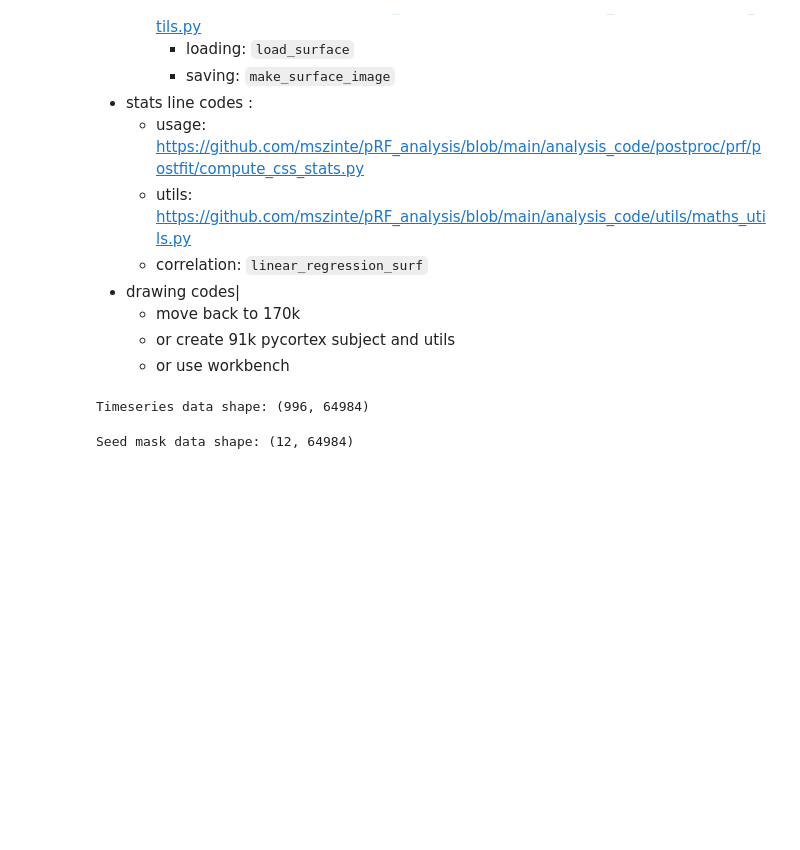
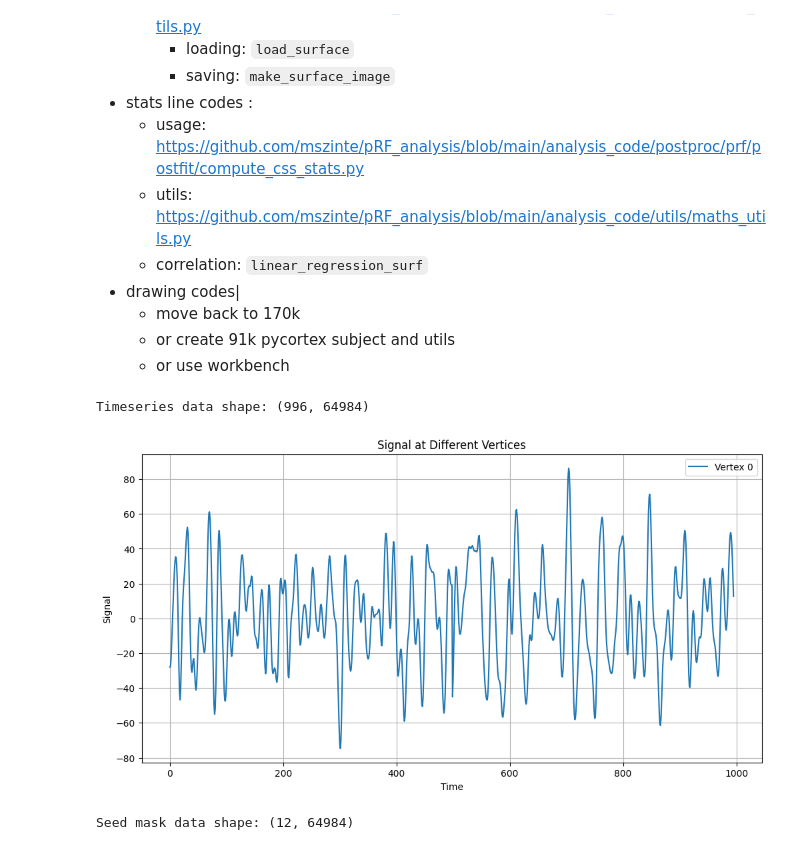
Before and after one commit to mszinte/pRF_analysis, a Jupyter notebook: analysis_code/postproc/rest/dev/stats_rest.ipynb, the cells around one changed output. Drawn from its saved outputs; the diff is of its cells as text; code cells hidden in the pictures; blank space fills up the shorter version.

```diff
--- a/analysis_code/postproc/rest/dev/stats_rest.ipynb
+++ b/analysis_code/postproc/rest/dev/stats_rest.ipynb
@@ -71,6 +71,31 @@ timeseries_data = timeseries_data[:, 0:vertex_num_91k]
 print(f'Timeseries data shape: {timeseries_data.shape}')
 # %% [output]
 Timeseries data shape: (996, 64984)
+# %%
+import matplotlib.pyplot as plt
+data = timeseries_data
+
+# Define the vertex indices you want to plot
+vertex_indices = [0]
+time = np.arange(data.shape[0])  # This creates an array from 0 to 995
+
+# Create the plot
+plt.figure(figsize=(12, 6))
+
+for index in vertex_indices:
+    plt.plot(time, data[:, index], label=f'Vertex {index}')
+
+# Add labels and title
+plt.xlabel('Time')
+plt.ylabel('Signal')
+plt.title('Signal at Different Vertices')
+plt.legend()
+plt.grid()
+
+# Show the plot
+plt.show()
+# %% [output]
+[figure, added]
 # %%
 # Load seed mask file as array (12,64984) from V1 to mPCS
 for roi_num, roi in enumerate(rois):
```
Also changed, not shown: parts of 3 cells of this notebook.
